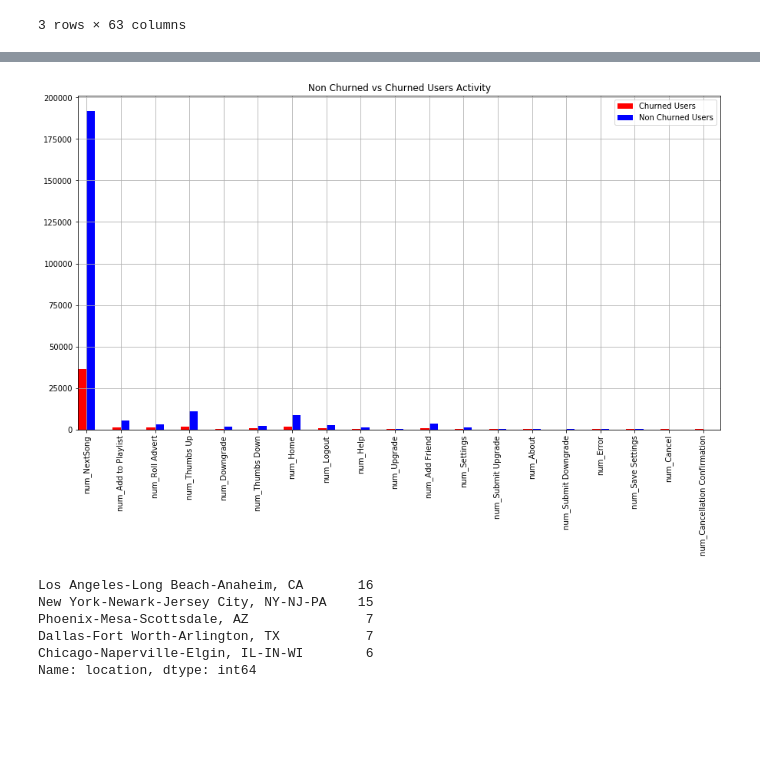
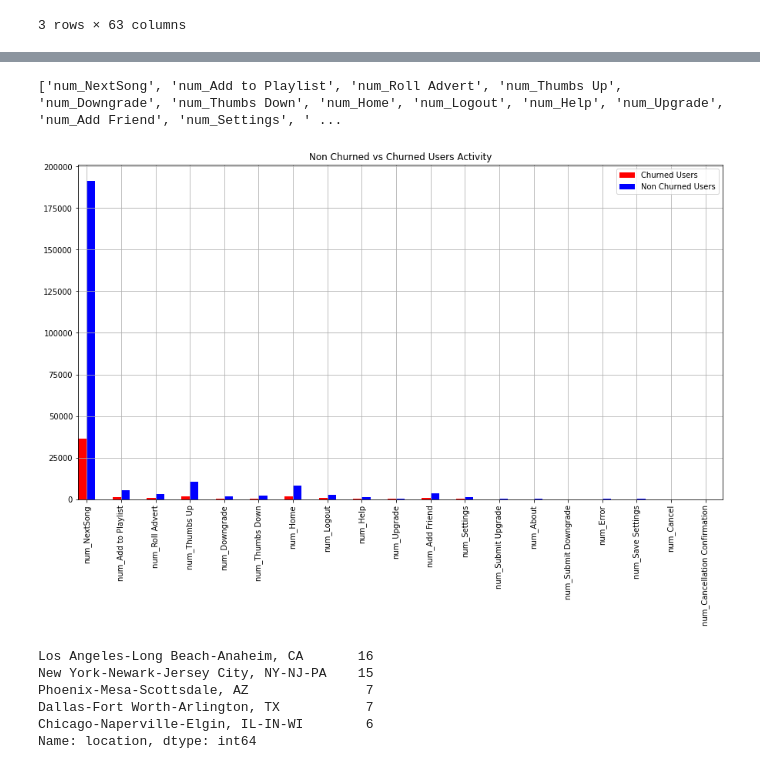
Before and after one commit to uzair123/sparkify_music_app, a Jupyter notebook: Sparkify.ipynb, the cells around one changed output, grey strips where cells are left out. Drawn from its saved outputs; the diff is of its cells as text; code cells hidden in the pictures; blank space fills up the shorter version.

```diff
--- a/Sparkify.ipynb
+++ b/Sparkify.ipynb
@@ -707,15 +691,26 @@ plot_pie('status')
 plot_pie('location')
 # %% [output]
 [interactive output not drawn]
+# %%
+cols_to_plot=  []
+
+for name in page_events_name:
+  cols_to_plot.append('num_'+name)
+
+print(cols_to_plot)
+# %% [output]
+['num_NextSong', 'num_Add to Playlist', 'num_Roll Advert', 'num_Thumbs Up', 'num_Downgrade', 'num_Thumbs Down', 'num_Home', 'num_Logout', 'num_Help', 'num_Upgrade', 'num_Add Friend', 'num_Settings', ' ...
 # %%
+from matplotlib import cm
+
 cmap1 = cm.get_cmap('autumn') # Colour map (there are many others)
 cmap2 = cm.get_cmap('brg') # Colour map (there are many others)
 ax = plt.gca()
-tt[tt['Churn'] == '1'][cols_to_plot].sum().plot(kind='bar',width=0.25, alpha=1,figsize=(15,8), title="Churned Users Activity" , colormap = cmap1 ,position=1, ax=ax)
-tt[tt['Churn'] == '0'][cols_to_plot].sum().plot(kind='bar',width=0.25,figsize=(15,8),title="Non Churned vs Churned Users Activity",  colormap = cmap2 ,position=0, ax=ax, grid=True)
+df_events[df_events['Churn'] == '1'][cols_to_plot].sum().plot(kind='bar',width=0.25, alpha=1,figsize=(15,8), title="Churned Users Activity" , colormap = cmap1 ,position=1, ax=ax)
+df_events[df_events['Churn'] == '0'][cols_to_plot].sum().plot(kind='bar',width=0.25,figsize=(15,8),title="Non Churned vs Churned Users Activity",  colormap = cmap2 ,position=0, ax=ax, grid=True)
 ax.legend(["Churned Users","Non Churned Users"]);
 # %% [output]
-[figure, old version]
+[figure, new version]
 # %%
 df_events['location'].value_counts().head(5)
 # %% [output]
```
Also changed, not shown: parts of 33 cells of this notebook.
